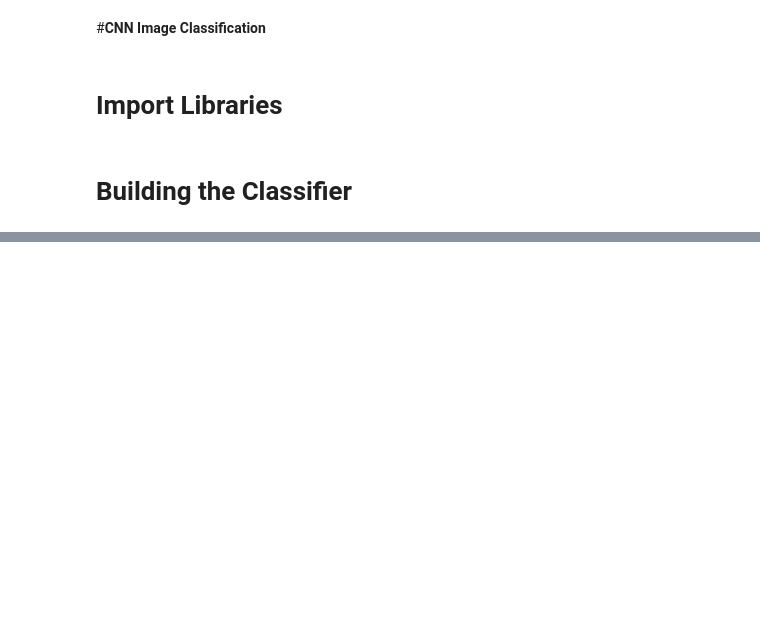
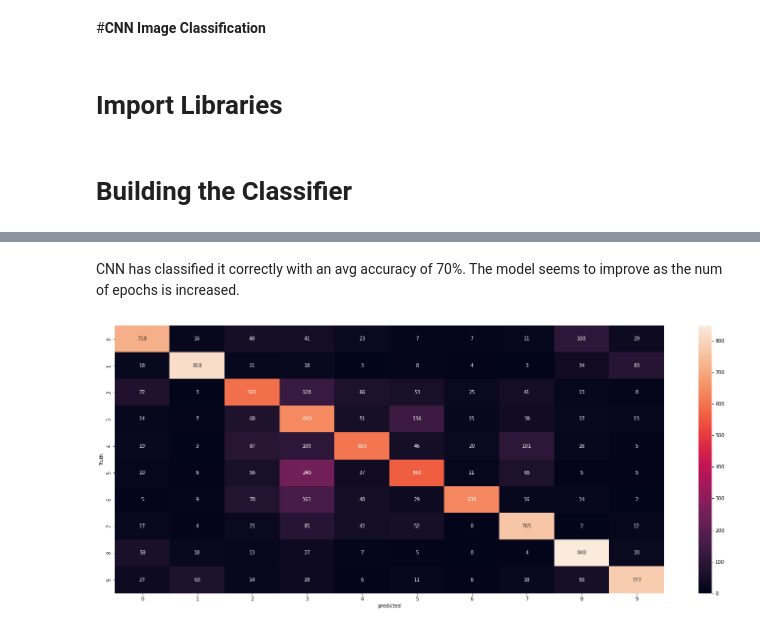
Before and after one commit to Kayalks/deep_learning, a Jupyter notebook: image_classification/cnn_cifar10_dataset.ipynb, the cells around one changed output, grey strips where cells are left out. Saved outputs shown, nothing was run; the diff lists cells and outputs as text; code cells hidden in the pictures; blank space fills up the shorter version.

```diff
--- a/image_classification/cnn_cifar10_dataset.ipynb
+++ b/image_classification/cnn_cifar10_dataset.ipynb
@@ -167,0 +194,12 @@ plt.show()
+# %% [markdown]
+CNN has classified it correctly with an avg accuracy of 70%. The model seems to improve as the num of epochs is increased.
+# %%
+## Confusion Matrix for performance
+cm = confusion_matrix(cnn.y_test,y_classes)
+plt.figure(figsize=(25,10))
+sns.heatmap(cm, annot=True, fmt = 'd')
+plt.xlabel('predicted')
+plt.ylabel('Truth')
+plt.show()
+# %% [output]
+[figure, added]
```
Also changed, not shown: parts of 13 cells of this notebook.
